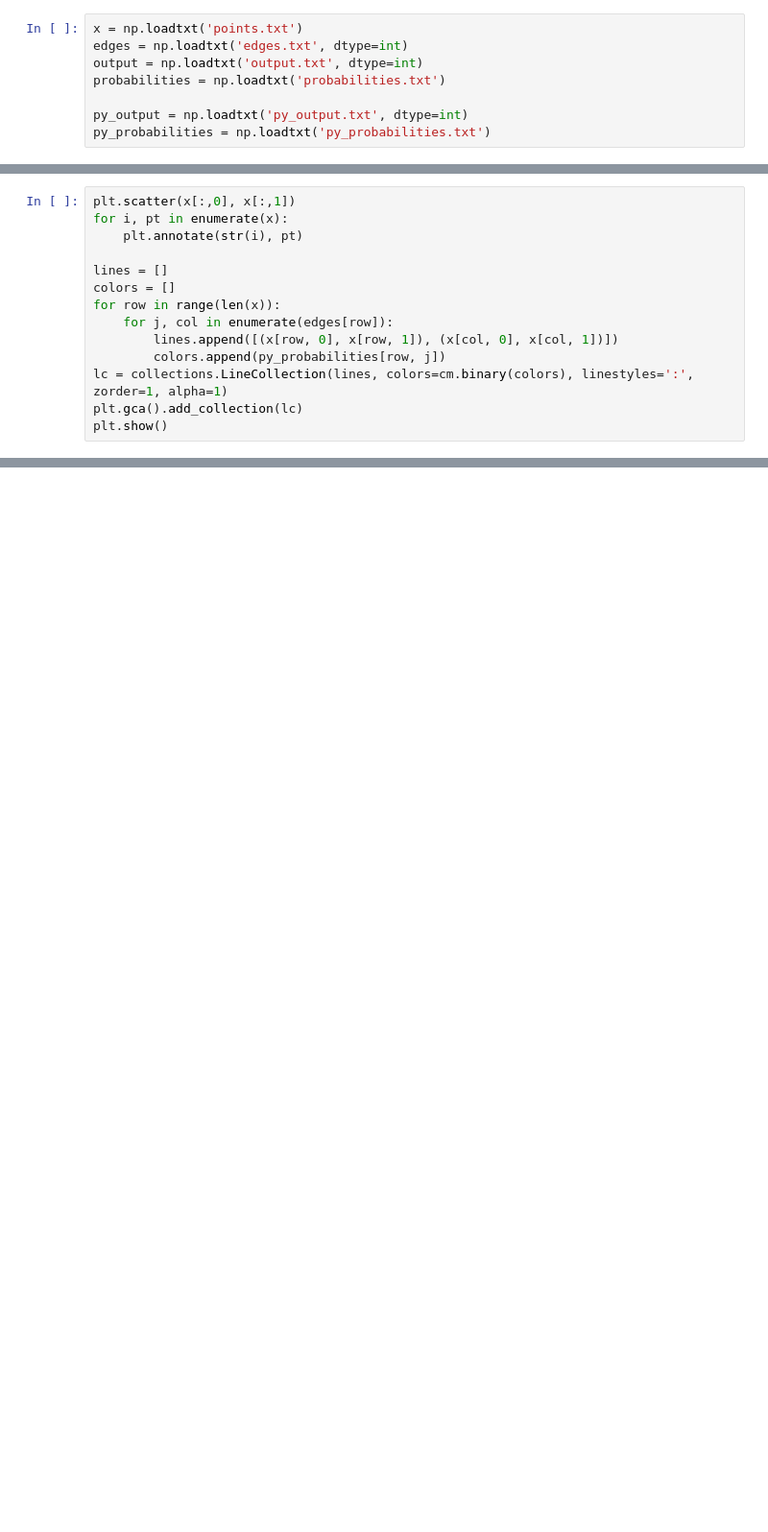
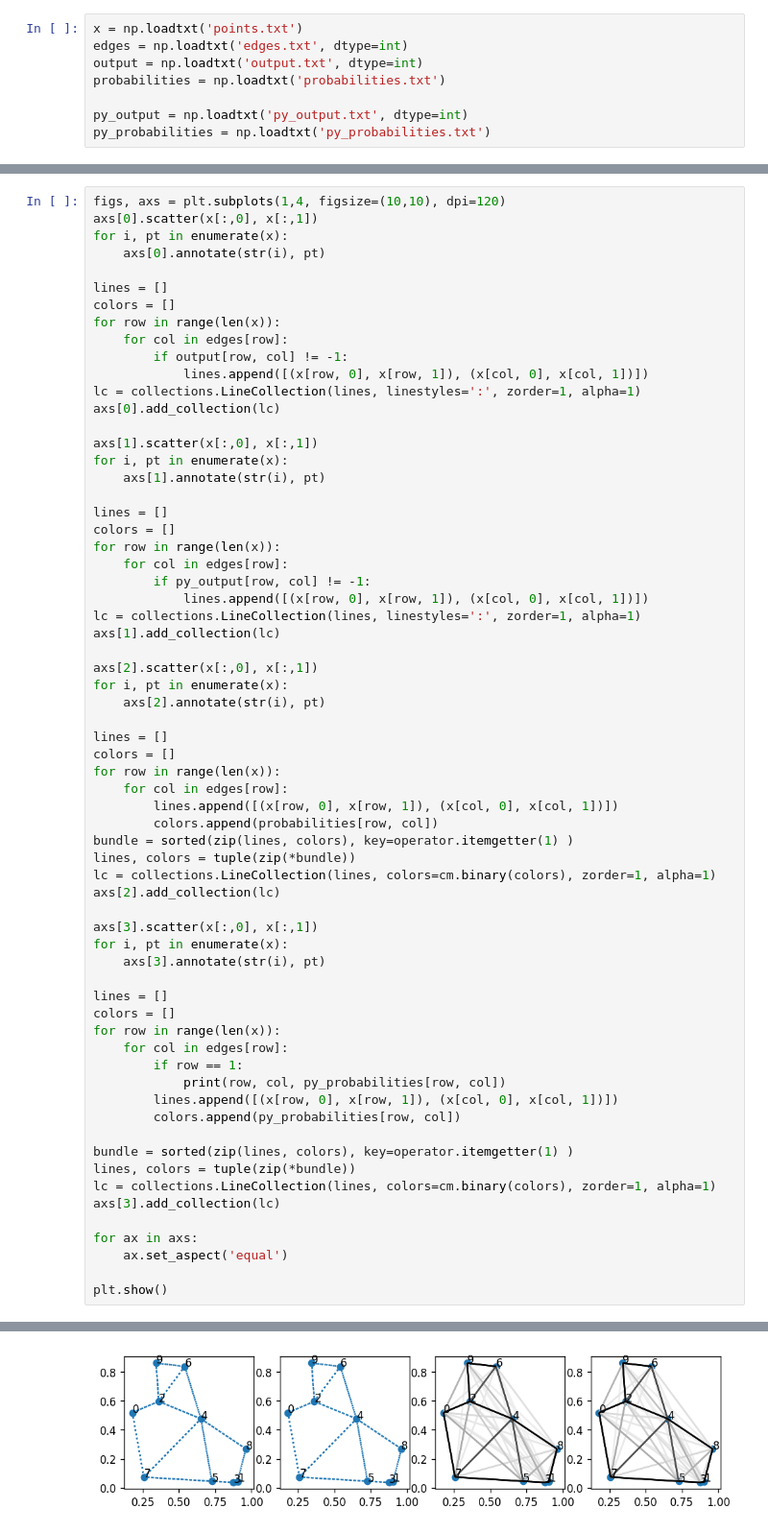
Before and after one commit to maljovec/nglpy_cuda, a Jupyter notebook: data/Probabilistic Edges.ipynb, the cells around one changed output, grey strips where cells are left out. Shown: that part at 96% size. Saved outputs shown, nothing was run; the diff lists cells and outputs as text; blank space fills up the shorter version.

```diff
--- a/data/Probabilistic Edges.ipynb
+++ b/data/Probabilistic Edges.ipynb
@@ -62,14 +14,0 @@ plt.show()
-# %%
-plt.scatter(x[:,0], x[:,1])
-for i, pt in enumerate(x):
-    plt.annotate(str(i), pt)
-
-lines = []
-colors = []
-for row in range(len(x)):
-    for j, col in enumerate(edges[row]):
-        lines.append([(x[row, 0], x[row, 1]), (x[col, 0], x[col, 1])])
-        colors.append(py_probabilities[row, j])
-lc = collections.LineCollection(lines, colors=cm.binary(colors), linestyles=':', zorder=1, alpha=1)
-plt.gca().add_collection(lc)
-plt.show()
@@ -90,0 +15,66 @@ for e, p in zip(edges[7], probabilities[7]):
+# %%
+figs, axs = plt.subplots(1,4, figsize=(10,10), dpi=120)
+axs[0].scatter(x[:,0], x[:,1])
+for i, pt in enumerate(x):
+    axs[0].annotate(str(i), pt)
+
+lines = []
+colors = []
+for row in range(len(x)):
+    for col in edges[row]:
+        if output[row, col] != -1:
+            lines.append([(x[row, 0], x[row, 1]), (x[col, 0], x[col, 1])])
+lc = collections.LineCollection(lines, linestyles=':', zorder=1, alpha=1)
+axs[0].add_collection(lc)
+
+axs[1].scatter(x[:,0], x[:,1])
+for i, pt in enumerate(x):
+    axs[1].annotate(str(i), pt)
+
+lines = []
+colors = []
+for row in range(len(x)):
+    for col in edges[row]:
+        if py_output[row, col] != -1:
+            lines.append([(x[row, 0], x[row, 1]), (x[col, 0], x[col, 1])])
+lc = collections.LineCollection(lines, linestyles=':', zorder=1, alpha=1)
+axs[1].add_collection(lc)
+
+axs[2].scatter(x[:,0], x[:,1])
+for i, pt in enumerate(x):
+    axs[2].annotate(str(i), pt)
+
+lines = []
+colors = []
+for row in range(len(x)):
+    for col in edges[row]:
+        lines.append([(x[row, 0], x[row, 1]), (x[col, 0], x[col, 1])])
+        colors.append(probabilities[row, col])
+bundle = sorted(zip(lines, colors), key=operator.itemgetter(1) )
+lines, colors = tuple(zip(*bundle))
+lc = collections.LineCollection(lines, colors=cm.binary(colors), zorder=1, alpha=1)
+axs[2].add_collection(lc)
+
+axs[3].scatter(x[:,0], x[:,1])
+for i, pt in enumerate(x):
+    axs[3].annotate(str(i), pt)
+
+lines = []
+colors = []
+for row in range(len(x)):
+    for col in edges[row]:
+        if row == 1:
+            print(row, col, py_probabilities[row, col])
+        lines.append([(x[row, 0], x[row, 1]), (x[col, 0], x[col, 1])])
+        colors.append(py_probabilities[row, col])
+
+bundle = sorted(zip(lines, colors), key=operator.itemgetter(1) )
+lines, colors = tuple(zip(*bundle))
+lc = collections.LineCollection(lines, colors=cm.binary(colors), zorder=1, alpha=1)
+axs[3].add_collection(lc)
+
+for ax in axs:
+    ax.set_aspect('equal')
+
+plt.show()
+# %% [output]
@@ -90,0 +91 @@ for e, p in zip(edges[7], probabilities[7]):
+[figure, added]
```
Also changed, not shown: parts of 7 cells of this notebook.
